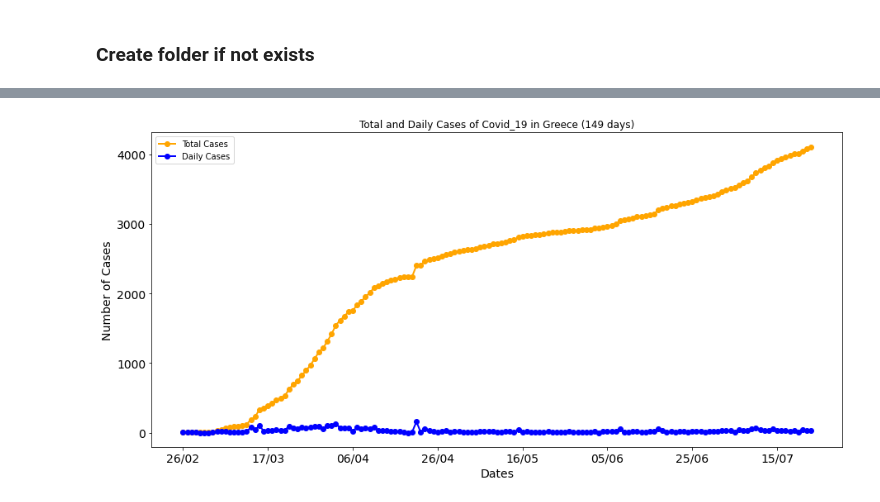
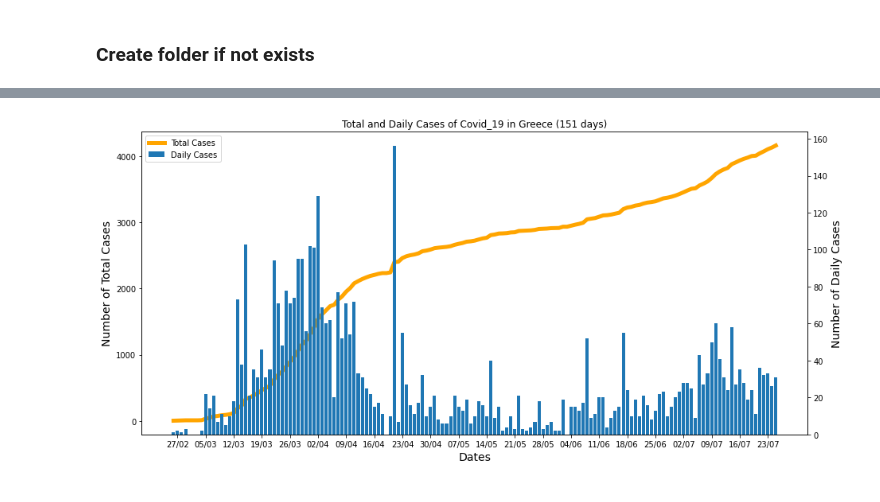
Before and after one commit to kostasthanos/Covid-19-Greece, a Jupyter notebook: Covid-19_Data_Greece.ipynb, the cells around one changed output, grey strips where cells are left out. Cells and saved outputs as stored; diff of their text form; code cells hidden in the pictures.

```diff
--- a/Covid-19_Data_Greece.ipynb
+++ b/Covid-19_Data_Greece.ipynb
@@ -360,9 +367,17 @@ plt.savefig(dir_name + "/Total_ActiveCases_" + today_date + ".png", bbox_inches=
-# %%
-df[['Total Cases','Daily Cases']].plot(figsize=(15,7), linewidth=2, fontsize=14, color=['orange', 'blue'],
-                                        title='Total and Daily Cases of Covid_19 in Greece (' +str(len(df['Total Cases']))+' days)', marker='o')
-plt.xlabel('Dates', fontsize=14)
-plt.ylabel('Number of Cases', fontsize=14)
-plt.legend()
-plt.savefig(dir_name + "/TotalDaily_" + today_date + ".png", bbox_inches='tight')
-# %% [output]
-[figure, removed]
+# %%
+fig = plt.figure(figsize=(15,7))
+ax = fig.add_subplot(111)
+ax.plot(df['Total Cases'], 'orange', label='Total Cases', linewidth='5')
+ax2 = ax.twinx()
+ax2.bar(df.index.values, height=df['Daily Cases'], label='Daily Cases')
+ax.set_xlabel('Dates', fontsize=14)
+ax.set_xticks(np.arange(1, len(df.index.values), 7))
+ax.set_ylabel('Number of Total Cases', fontsize=14)
+ax2.set_ylabel('Number of Daily Cases', fontsize=14)
+ax.set_title('Total and Daily Cases of Covid_19 in Greece (' +str(len(df['Total Cases']))+' days)')
+plots, labels = ax.get_legend_handles_labels()
+plots2, labels2 = ax2.get_legend_handles_labels()
+ax2.legend(plots+plots2, labels + labels2, loc='upper left')
+plt.savefig(dir_name + "/TotalDaily_" + today_date + ".png", bbox_inches='tight')
+# %% [output]
+[figure, added]
```
Also changed, not shown: parts of 10 cells of this notebook.
